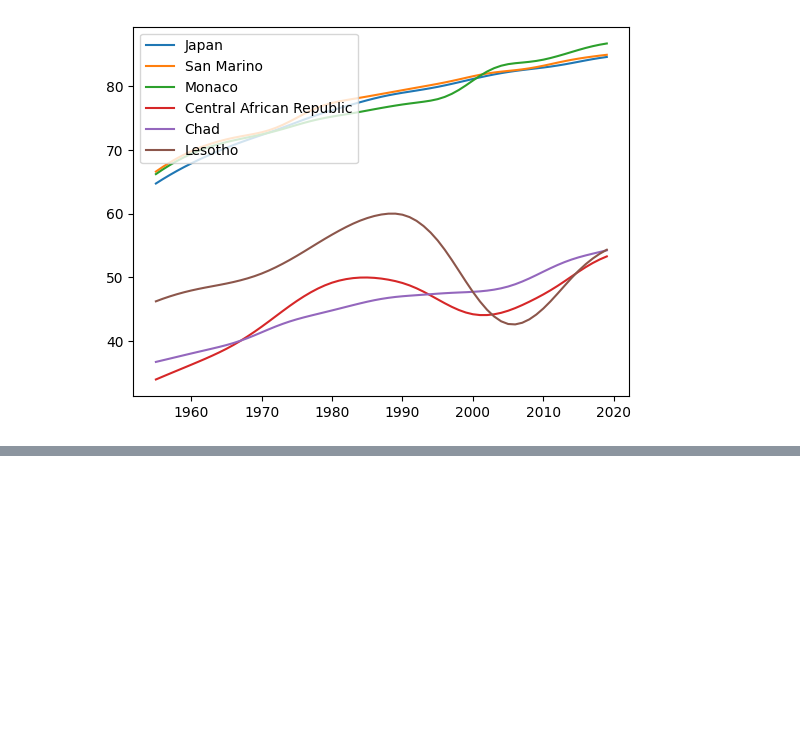
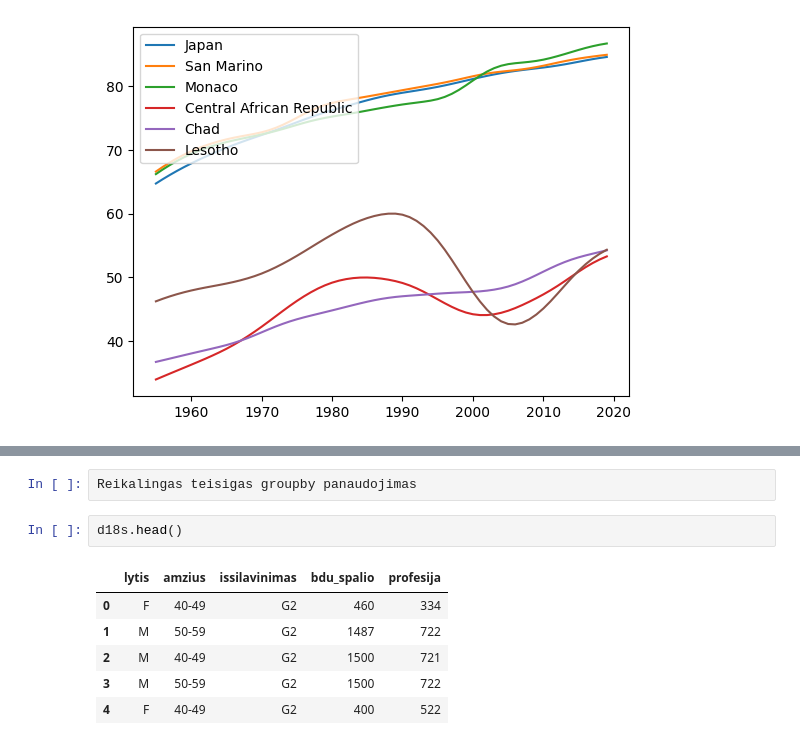
Before and after one commit to EmveeLT/JupyterNotebooks, a Jupyter notebook: Pandas2.ipynb, the cells around one changed output, grey strips where cells are left out. Drawn from its saved outputs; the diff is of its cells as text; blank space fills up the shorter version.

```diff
--- a/Pandas2.ipynb
+++ b/Pandas2.ipynb
@@ -1828,0 +1898,11 @@ FileNotFoundError: [Errno 2] No such file or directory: 'NewData/auto.csv'
+# %%
+Reikalingas teisigas groupby panaudojimas
+# %%
+d18s.head()
+# %% [output]
+|  | lytis | amzius | issilavinimas | bdu_spalio | profesija |
+| 0 | F | 40-49 | G2 | 460 | 334 |
+| 1 | M | 50-59 | G2 | 1487 | 722 |
+| 2 | M | 40-49 | G2 | 1500 | 721 |
+| 3 | M | 50-59 | G2 | 1500 | 722 |
+| 4 | F | 40-49 | G2 | 400 | 522 |
```
Also changed, not shown: parts of 7 cells of this notebook.
